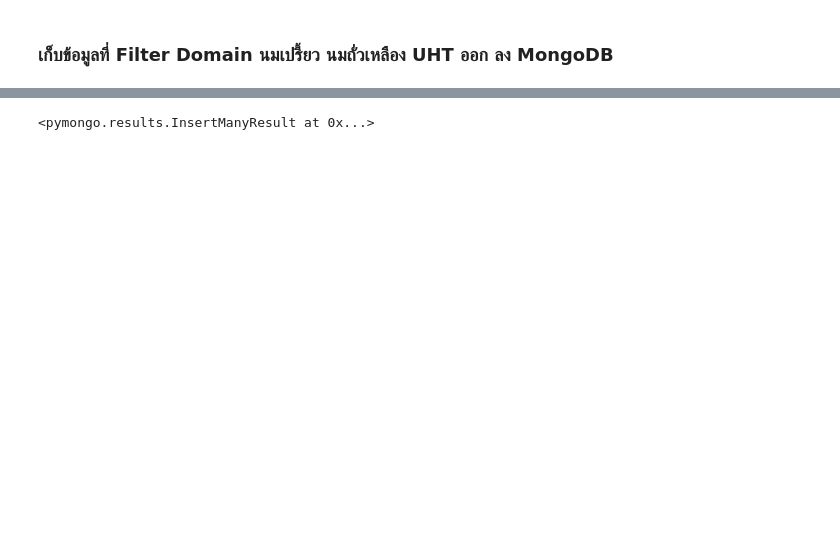
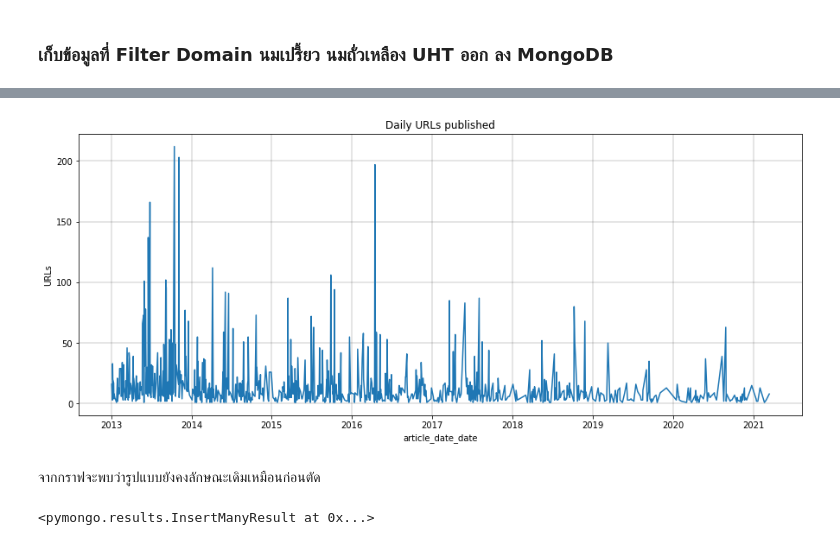
Before and after one commit to pacharapol4066/Product-Position-SNA, a Jupyter notebook: 03.EDA_Headline_Comments.ipynb, the cells around one changed output, grey strips where cells are left out. Saved outputs shown, nothing was run; the diff lists cells and outputs as text; code cells hidden in the pictures; blank space fills up the shorter version.

```diff
--- a/03.EDA_Headline_Comments.ipynb
+++ b/03.EDA_Headline_Comments.ipynb
@@ -351,0 +347,14 @@ df_a[(df_a['นมเปรี้ยว']>0)|(df_a['uht']>0)|(df_a['นมกล
+# %%
+# ลบการพูดถึงประเภทนมที่ไม่เกี่ยวข้องแบบเดี่ยวๆ ออกไป ยกเว้นส่วนที่มีการกล่าวเปรียบเทียบกับนมพาสเจอร์ไรส์
+# เป็นข้อจำกัดเพื่อควบคุม Industrial Bias ให้มากที่สุด
+df_cpy = df_a.copy()
+
+df_cpy = df_cpy[~((df_cpy['uht']>0)&~((df_cpy['นมสด']>0)|(df_cpy['นมโค']>0)|(df_cpy['พาสเจอร์ไรส์']>0)))]            # UHT
+df_cpy = df_cpy[~((df_cpy['นมกล่อง']>0)&~((df_cpy['นมสด']>0)|(df_cpy['นมโค']>0)|(df_cpy['พาสเจอร์ไรส์']>0)))]     # UHT
+df_cpy = df_cpy[~((df_cpy['นมโรงเรียน']>0)&~((df_cpy['นมสด']>0)|(df_cpy['นมโค']>0)|(df_cpy['พาสเจอร์ไรส์']>0)))]  # UHT
+df_cpy = df_cpy[~((df_cpy['นมเปรี้ยว']>0)&~((df_cpy['นมสด']>0)|(df_cpy['นมโค']>0)|(df_cpy['พาสเจอร์ไรส์']>0)))]     # DY
+df_cpy = df_cpy[~((df_cpy['โยเกิร์ต']>0)&~((df_cpy['นมสด']>0)|(df_cpy['นมโค']>0)|(df_cpy['พาสเจอร์ไรส์']>0)))]       # SY,SET
+df_cpy = df_cpy[~((df_cpy['นมถั่วเหลือง']>0)&~((df_cpy['นมสด']>0)|(df_cpy['นมโค']>0)|(df_cpy['พาสเจอร์ไรส์']>0)))] # Soybean
+df_cpy = df_cpy[~((df_cpy['นมข้น']>0)&~((df_cpy['นมสด']>0)|(df_cpy['นมโค']>0)|(df_cpy['พาสเจอร์ไรส์']>0)))]         # Condense
+df_cpy = df_cpy[~((df_cpy['นมแพะ']>0)&~((df_cpy['นมสด']>0)|(df_cpy['นมโค']>0)|(df_cpy['พาสเจอร์ไรส์']>0)))]       # Goat
+df_cpy = df_cpy[~((df_cpy['นมแม่']>0)&~((df_cpy['นมสด']>0)|(df_cpy['นมโค']>0)|(df_cpy['พาสเจอร์ไรส์']>0)))]        # Breast milk
@@ -352,2 +385,2 @@ df_a[(df_a['นมเปรี้ยว']>0)|(df_a['uht']>0)|(df_a['นมกล
 # %%
-df_process_comment = pd.merge(df_url_eda, df_a.reset_index().iloc[:,0],how='inner',on='commentId')
+df_process_comment = pd.merge(df_url_eda, df_cpy.reset_index().iloc[:,0],how='inner',on='commentId')
@@ -354,3 +410,12 @@ df_process_comment = pd.merge(df_url_eda, df_a.reset_index().iloc[:,0],how='inne
+# %%
+# Domain Reduce
+df_plotViz = df_process_comment.copy()
+df_plotViz.drop_duplicates(subset='URLs',keep='first',ignore_index=True)
+plotLine_URLs('article_date_date',df_plotViz)
+# %% [output]
+[figure, added]
+# %% [markdown]
+จากกราฟจะพบว่ารูปแบบยังคงลักษณะเดิมเหมือนก่อนตัด
 # %%
 def create_InsertMany_comments(df):
     listofdict = []
```
Also changed, not shown: parts of 19 cells of this notebook.
